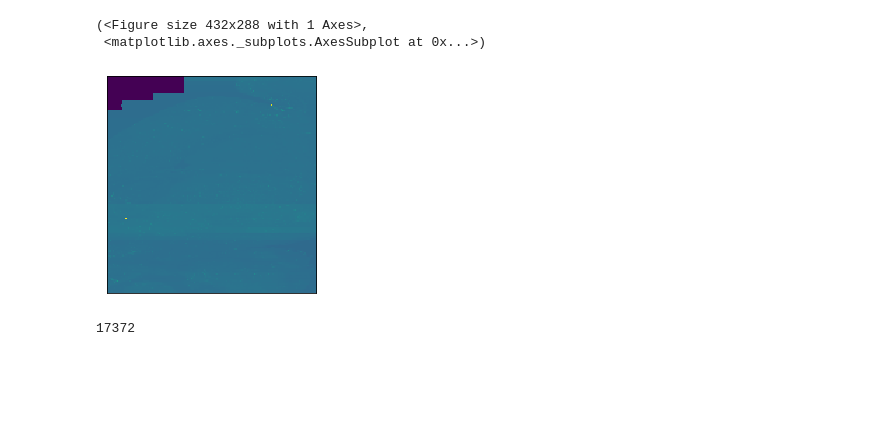
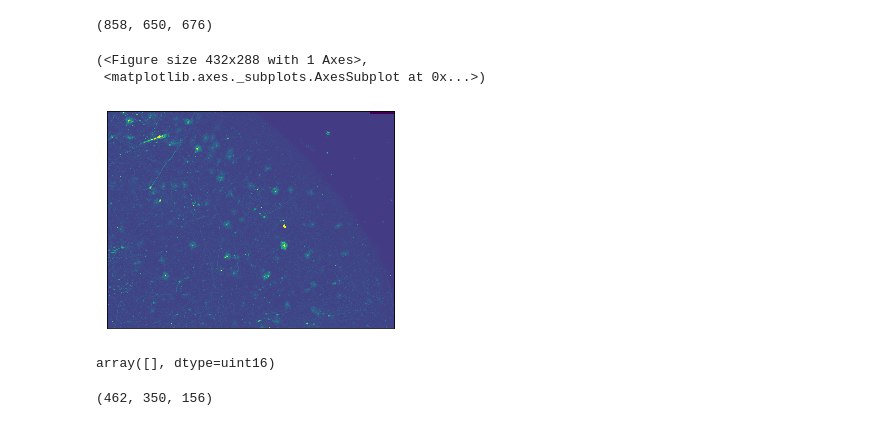
Before and after one commit to NeuroDataDesign/deep-graphs, a Jupyter notebook: alex/test_s3_upload.ipynb, the cells around one changed output. Drawn from its saved outputs; the diff is of its cells as text; code cells hidden in the pictures; blank space fills up the shorter version.

```diff
--- a/alex/test_s3_upload.ipynb
+++ b/alex/test_s3_upload.ipynb
@@ -12,14 +22,23 @@ from brainlit.utils.ngl_pipeline import *
 # %%
-url="s3://mouse-light-viz/precomputed_volumes/test"
-ngl_sess = NeuroglancerSession(url = url, mip = 0)
-img, bbbox, vox = ngl_sess.pull_chunk(2, 1, 1, 1, 1)
+url="s3://mouse-light-viz/precomputed_volumes/test/"
+ngl_sess = NeuroglancerSession(url = url, mip = 3)
+img1, bbbox, vox = ngl_sess.pull_chunk(7, 4, 6, 6 , 6)
+#img2, bbbox, vox = ngl_sess.pull_chunk(2, 4, 6, 2, 1)
-# %%
-plot_image_2d(img[50])
-# %% [output]
-(<Figure size 432x288 with 1 Axes>,
- <matplotlib.axes._subplots.AxesSubplot at 0x...>)
-[figure, removed]
-# %%
-img[50]
-# %% [output]
-17372
+# %%
+img1.shape
+# %% [output]
+(858, 650, 676)
+# %%
+plot_image_mip(img1)
+# %% [output]
+(<Figure size 432x288 with 1 Axes>,
+ <matplotlib.axes._subplots.AxesSubplot at 0x...>)
+[figure, added]
+# %%
+img1[img1> 0]
+# %% [output]
+array([], dtype=uint16)
+# %%
+img1.shape
+# %% [output]
+(462, 350, 156)
```
Also changed, not shown: parts of 2 cells of this notebook.
